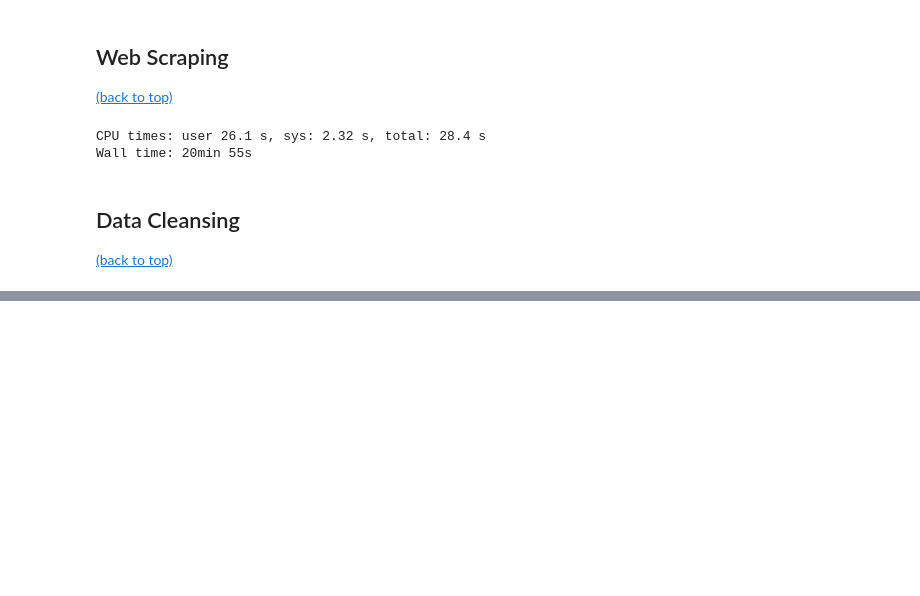
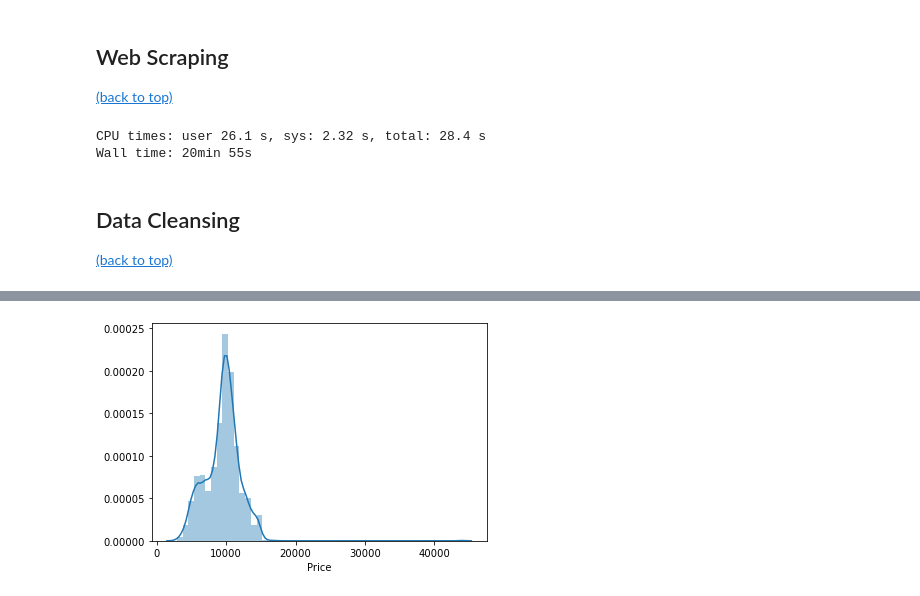
Before and after one commit to Nico-Mori/personal-projects, a Jupyter notebook: Fiat 500/Fiat500.ipynb, the cells around one changed output, grey strips where cells are left out. Saved outputs shown, nothing was run; the diff lists cells and outputs as text; code cells hidden in the pictures; blank space fills up the shorter version.

```diff
--- a/Fiat 500/Fiat500.ipynb
+++ b/Fiat 500/Fiat500.ipynb
@@ -192,0 +192,6 @@ fiat_500.head()
+# %%
+# target variable: price of car
+sns.distplot(fiat_500['Price'])
+plt.show()
+# %% [output]
+[figure, added]
```
Also changed, not shown: parts of 18 cells of this notebook, 1 other file.
